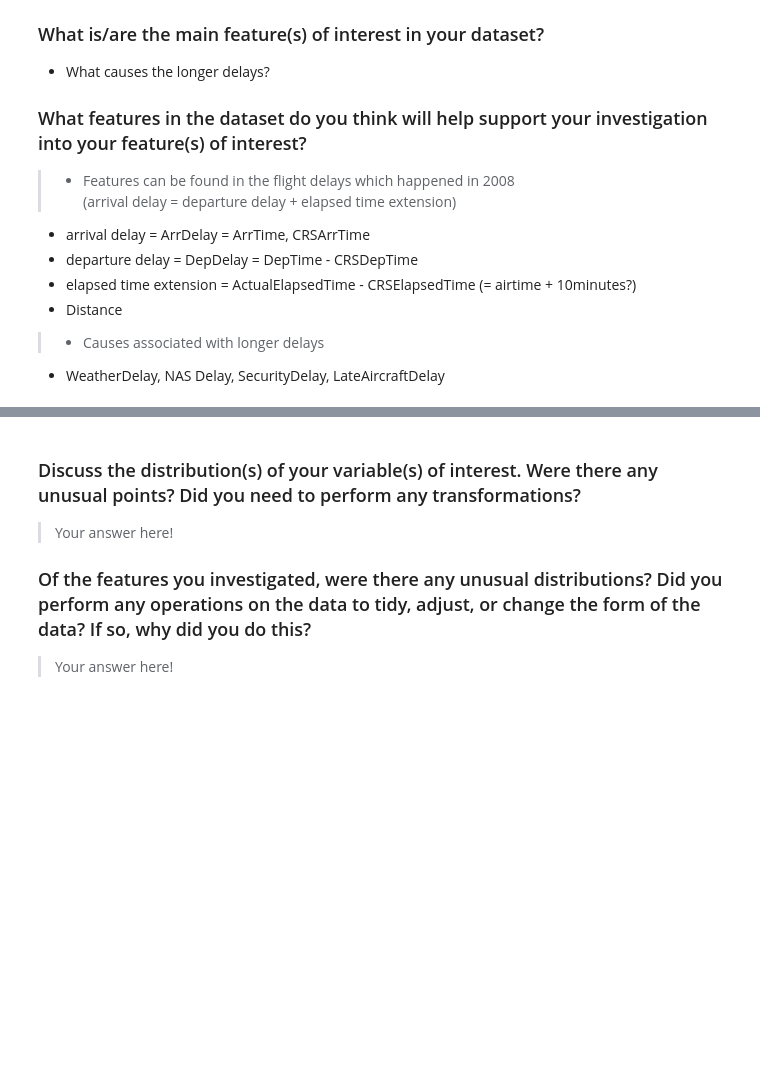
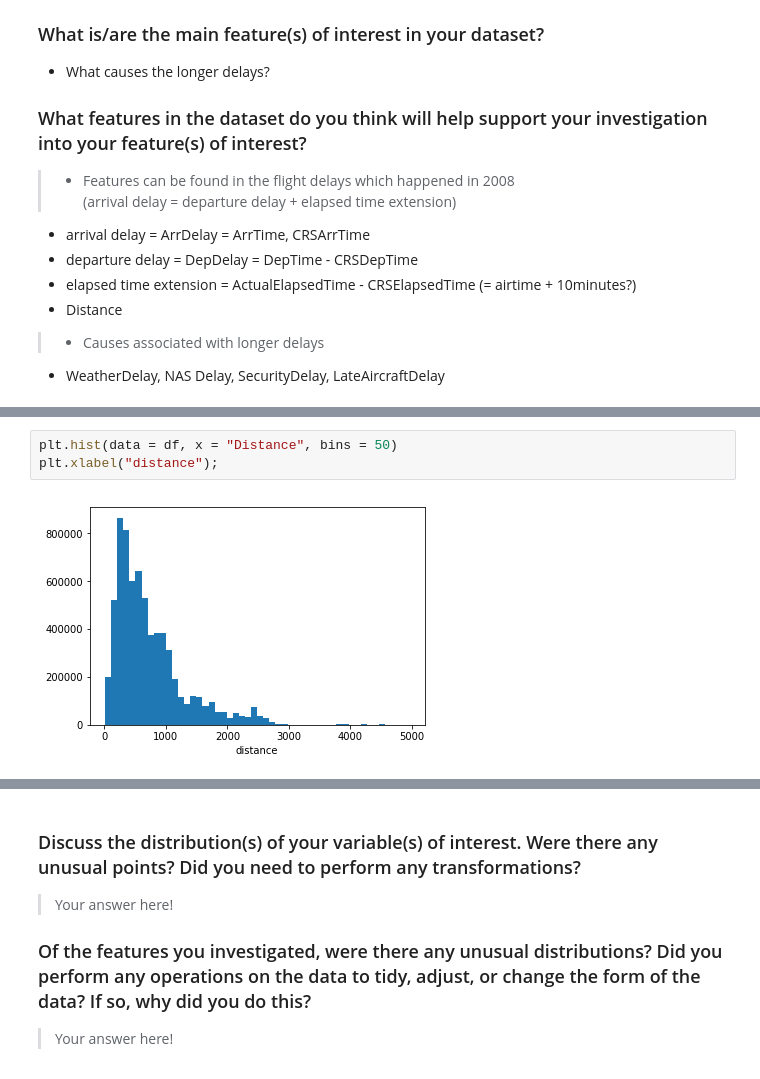
Before and after one commit to kudojp/FlightsDataAnalysis, a Jupyter notebook: exploration_template.ipynb, the cells around one changed output, grey strips where cells are left out. Cells and saved outputs as stored; diff of their text form; blank space fills up the shorter version.

```diff
--- a/exploration_template.ipynb
+++ b/exploration_template.ipynb
@@ -240,0 +209,5 @@ df[df.AirTime < 5]
+# %%
+plt.hist(data = df, x = "Distance", bins = 50)
+plt.xlabel("distance");
+# %% [output]
+[figure, added]
```
Also changed, not shown: parts of 90 cells of this notebook.
